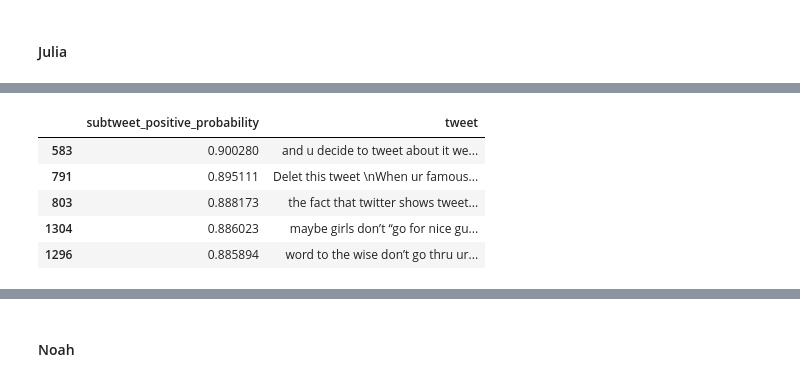
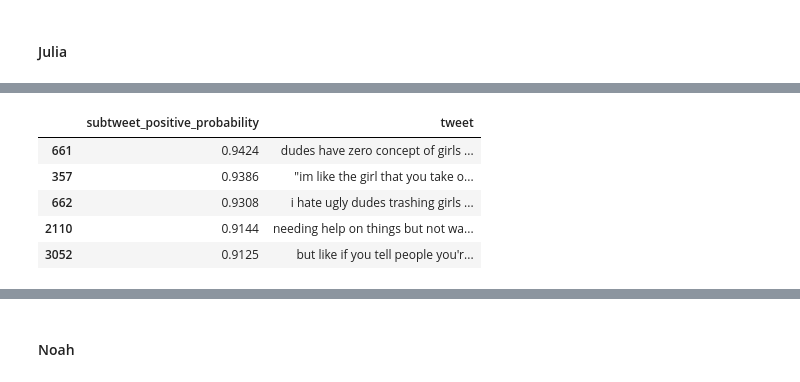
Before and after one commit to segalgouldn/Senior-Project-Subtweets, a Jupyter notebook: development/classifier_creator.ipynb, the cells around one changed output, grey strips where cells are left out. Saved outputs shown, nothing was run; the diff lists cells and outputs as text; code cells hidden in the pictures.

Commit message:
Training data and visualization updates.

```diff
--- a/development/classifier_creator.ipynb
+++ b/development/classifier_creator.ipynb
@@ -75,10 +102,10 @@ Watching the CNBC @HalftimeReport it appears that balding men over 50 with god a
 # %% [markdown]
 #### Prepare data for training
 # %%
-subtweets_data = [(tweet.replace("&quot;", "\"").replace("&amp;", "&").replace("&gt;", ">").replace("&lt;", "<"),
+subtweets_data = [(tweet.replace("\u2018", "'").replace("\u2019", "'").replace("&quot;", "\"").replace("&amp;", "&").replace("&gt;", ">").replace("&lt;", "<"),
                    "subtweet") for tweet in subtweets_data]
 # %%
-non_subtweets_data = [(tweet.replace("&quot;", "\"").replace("&amp;", "&").replace("&gt;", ">").replace("&lt;", "<"),
+non_subtweets_data = [(tweet.replace("\u2018", "'").replace("\u2019", "'").replace("&quot;", "\"").replace("&amp;", "&").replace("&gt;", ">").replace("&lt;", "<"),
                        "non-subtweet") for tweet in non_subtweets_data]
 # %% [markdown]
 #### Combine them
@@ -423,8 +356,7 @@ ax.set_ylabel("Tweet Count", fontsize=18);
 # %%
-zoe_df = pd.read_csv("../data/data_for_testing/friends_data/zoeterhune_tweets.csv").dropna()
-zoe_df["Sentiment"] = None
+lex_df = pd.read_csv("../data/data_for_testing/friends_data/gothodile_tweets.csv").dropna()
+lex_df["Sentiment"] = None
 # %%
-%%time
-zoe_df = tests_dataframe(zoe_df, text_column="Text",
+lex_df = tests_dataframe(lex_df, text_column="Text",
                          sentiment_column="Sentiment").drop(["sentiment_score",
                                                              "subtweet_negative_probability"], axis=1)
@@ -436,10 +365,10 @@ zoe_df.to_csv("../data/data_from_testing/friends_data/zoeterhune_tests.csv")
 # %%
-zoe_df.head()
+lex_df.head()
 # %% [output]
 |  | subtweet_positive_probability | tweet |
-| 583 | 0.900280 | and u decide to tweet about it we... |
-| 791 | 0.895111 | Delet this tweet \nWhen ur famous... |
-| 803 | 0.888173 | the fact that twitter shows tweet... |
-| 1304 | 0.886023 | maybe girls don’t “go for nice gu... |
-| 1296 | 0.885894 | word to the wise don’t go thru ur... |
+| 661 | 0.9424 | dudes have zero concept of girls ... |
+| 357 | 0.9386 | "im like the girl that you take o... |
+| 662 | 0.9308 | i hate ugly dudes trashing girls ... |
+| 2110 | 0.9144 | needing help on things but not wa... |
+| 3052 | 0.9125 | but like if you tell people you'r... |
 # %%
```
Also changed, not shown: parts of 110 cells of this notebook, 14 other files.
